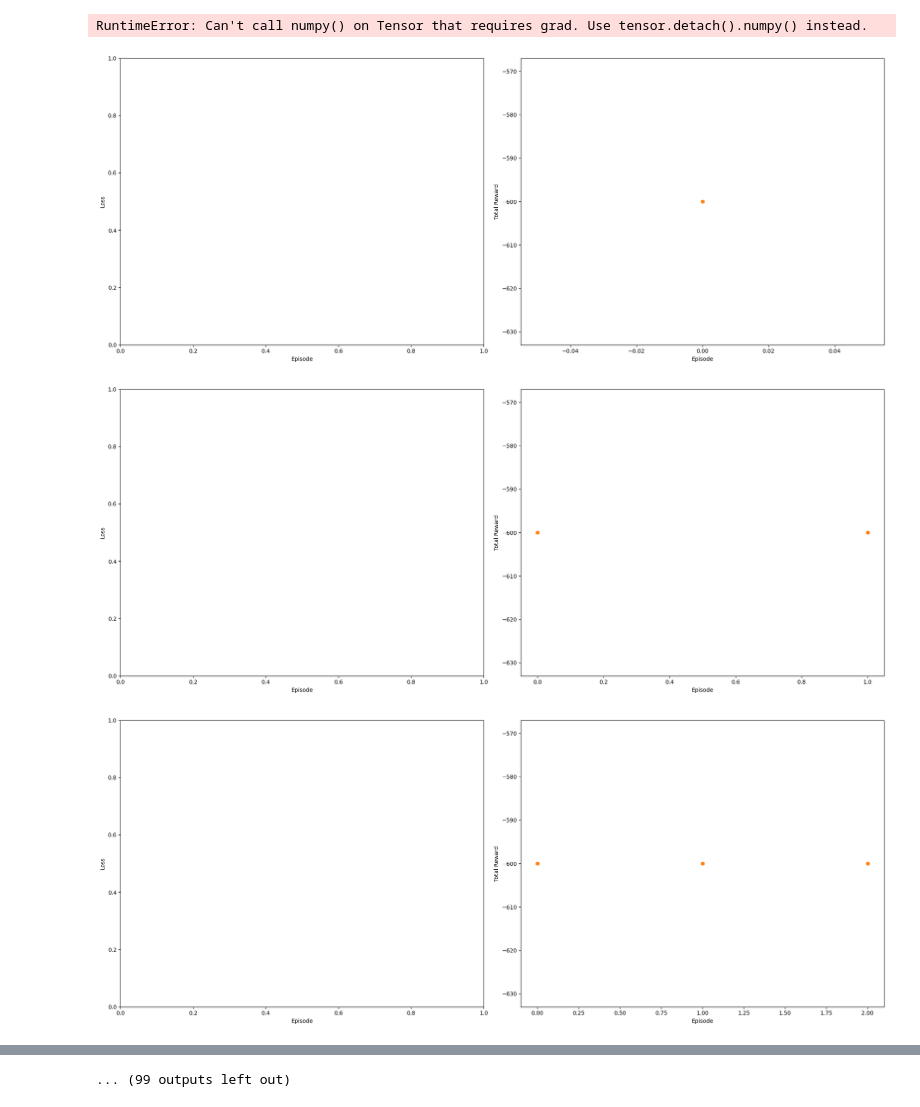
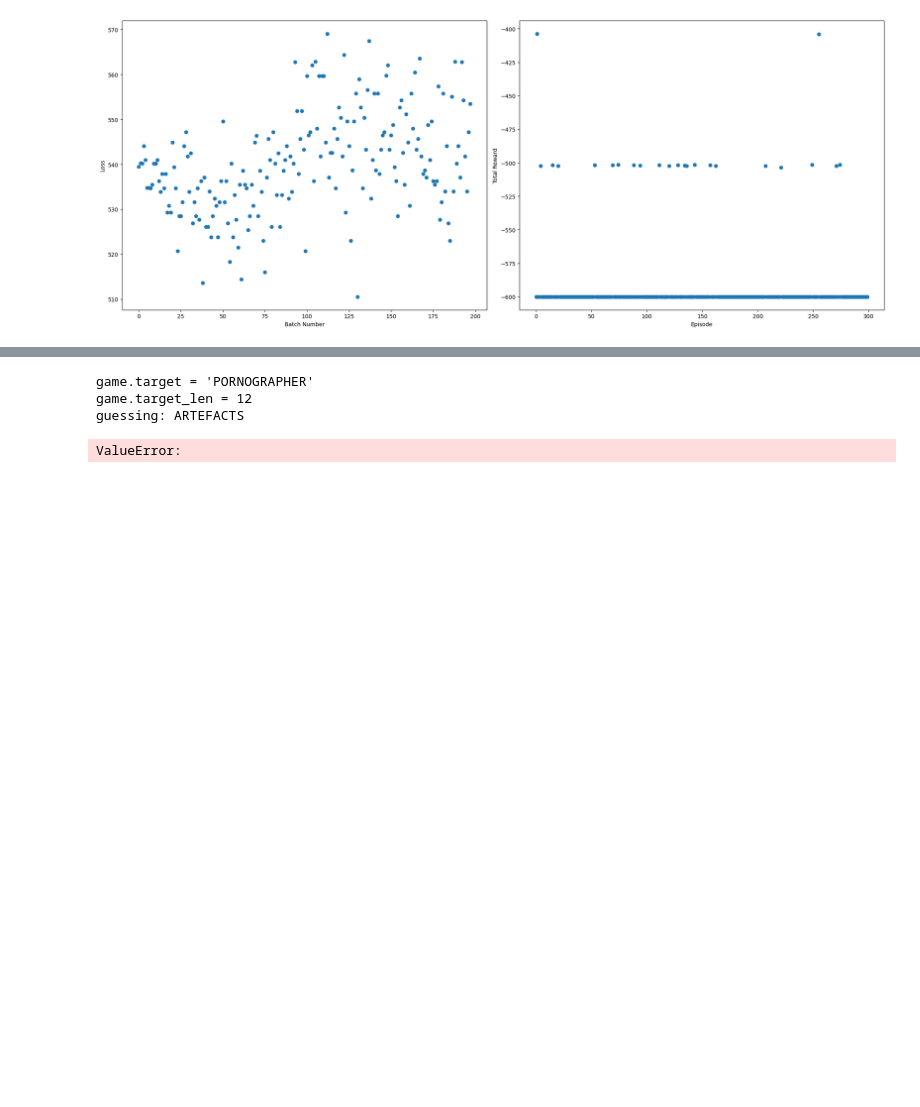
Before and after one commit to jmlazaro25/wordle_stuff, a Jupyter notebook: notebooks/wordle_net_exp.ipynb, the cells around one changed output, grey strips where cells are left out. Saved outputs shown, nothing was run; the diff lists cells and outputs as text; code cells hidden in the pictures; blank space fills up the shorter version.

Commit message:
finish loss plotting

```diff
--- a/notebooks/wordle_net_exp.ipynb
+++ b/notebooks/wordle_net_exp.ipynb
@@ -133,8 +133,10 @@ def optimize_model() -> Union[None, float]:
     # (a final state would've been the one after which simulation ended)
     non_final_mask = torch.tensor(tuple(map(lambda s: s is not None,
                                           batch.next_state)), device=device, dtype=torch.bool)
-    non_final_next_states = torch.cat([s for s in batch.next_state
-                                                if s is not None])
+    non_final_nest_states = [s for s in batch.next_state if s is not None]
+    if not non_final_nest_states:
+        return None
+    non_final_next_states = torch.cat(non_final_nest_states)
     state_batch = torch.cat(batch.state)
     action_batch = torch.cat(batch.action)
     reward_batch = torch.cat(batch.reward)
@@ -175,7 +177,7 @@ from collections import defaultdict
 if torch.cuda.is_available():
     num_episodes = 600
 else:
-    num_episodes = 500
+    num_episodes = 300
 
 def get_reward(state, guess_n, target_len, invalid: bool) -> float:
     #print(f'{guess_n = }')
@@ -194,35 +196,34 @@ def get_reward(state, guess_n, target_len, invalid: bool) -> float:
     #print(f'{reward / target_len = }')
     return reward / target_len
 
-def plot_history(losses:list[float], rewards: list[float], episode_n: int, show_result: bool = False):
-    plt.figure(0)
-    plt.figure(figsize=(20, 8))
+def plot_history(losses: list[float], batch_n: int, rewards: list[float], episode_n: int):
+    plt.figure(0, figsize=(20, 8))
     plt.clf()
-    ax1 = plt.subplot(121)
-    ax2 = plt.subplot(122)
+    plt.title(f'Episode {episode_n}')
 
-    ax1.set_xlabel('Episode')
-    ax1.set_ylabel('Loss')
-    ax2.scatter(tuple(range(len(losses))), losses)
+    if batch_n:
+        plt.delaxes()
+        ax1 = plt.subplot(121)
+        ax2 = plt.subplot(122)
 
-    ax2.set_xlabel('Episode')
-    ax2.set_ylabel('Total Reward')
-    ax2.scatter(tuple(range(episode_n + 1)), rewards)
-    # Take 100 episode averages and plot them too
-    #if len(durations_t) >= 100:
-    #    means = durations_t.unfold(0, 100, 1).mean(1).view(-1)
-    #    means = torch.cat((torch.zeros(99), means))
-    #    plt.plot(means.numpy())
+        ax1.set_xlabel('Batch Number')
+        ax1.set_ylabel('Loss')
+        ax1.scatter(tuple(range(batch_n)), losses)
 
-    #plt.pause(0.001)  # pause a bit so that plots are updated
-    plt.tight_layout()
-    #plt.show()
+        ax2.set_xlabel('Episode')
+        ax2.set_ylabel('Total Reward')
+        ax2.scatter(tuple(range(episode_n + 1)), rewards)
+
+        plt.tight_layout()
+
+    else:
+        plt.xlabel('Episode')
+        plt.ylabel('Total Reward')
+        plt.scatter(tuple(range(episode_n + 1)), rewards)
+
     if is_ipython:
-        if not show_result:
-            display.display(plt.gcf())
-            display.clear_output(wait=True)
-        else:
-            display.display(plt.gcf())
+        display.display(plt.gcf())
+        display.clear_output(wait=True)
 
 class Checkpointer():
     def __init__(self, dir, model_file, optim_file):
@@ -266,16 +267,18 @@ class EarlyStopper():
 
 rewards = []
 losses = []
+batch_n = 0
 checkpointer = Checkpointer('../checkpoints', 'model.pt', 'optim.pt')
 checkpointer.checkpoint(None, policy_net, optimizer)
 stopper = EarlyStopper(
     min_delta=0.0,
-    patience=100,
-    start_episode=100
+    patience=50,
+    start_episode=200
 )
 for i_episode in range(num_episodes):
     #print(f'{i_episode = }')
     if stopper.stopped:
+        print(f'Early stopping after {i_episode} episodes')
         break
     wordle = Wordle(all_words)
     #print(f'{wordle.target = }')
@@ -312,37 +315,35 @@ for i_episode in range(num_episodes):
         memory.push(state, action, next_state, reward)
         reward_total += reward
         state = next_state
 
         # Perform optimization on the policy network, checkpoint, early stopping
         loss = optimize_model()
         if loss:
+            loss = float(loss)
             losses.append(loss)
+            batch_n += 1
             checkpointer.checkpoint(loss, policy_net, optimizer)
         if stopper.stop(loss, i_episode):
             break
 
         # Soft update of the target network's weights
         # θ′ ← τ θ + (1 −τ )θ′
         target_net_state_dict = target_net.state_dict()
         policy_net_state_dict = policy_net.state_dict()
         for key in policy_net_state_dict:
             target_net_state_dict[key] = policy_net_state_dict[key]*TAU + target_net_state_dict[key]*(1-TAU)
         target_net.load_state_dict(target_net_state_dict)
 
         if status != Wordle.ongoing:
             rewards.append(reward_total)
             #if i_episode % 50 == 0:
-            plot_history(losses, rewards, i_episode)
+            plot_history(losses, batch_n, rewards, i_episode)
 
 
 
 
 print('Complete')
-plot_history(losses, rewards, i_episode);
+plot_history(losses, batch_n, rewards, i_episode);
 plt.ioff();
-#plt.show()
 # %% [output]
-RuntimeError: Can't call numpy() on Tensor that requires grad. Use tensor.detach().numpy() instead.
-[figure, old version]
+[figure, new version]
-[figure, removed]
-[figure, removed]
@@ -357,4 +350,3 @@ RuntimeError: Can't call numpy() on Tensor that requires grad. Use tensor.detach
-... (99 outputs left out)
 # %%
 game = Wordle(all_words)
 print(f'{game.target = }')
@@ -366,3 +358,8 @@ with torch.no_grad():
     guess = all_words[action]
 print(f'guessing: {all_words[action]}')
 state = game.guess(guess)
+# %% [output]
+game.target = 'PORNOGRAPHER'
+game.target_len = 12
+guessing: ARTEFACTS
+ValueError:
```
Also changed, not shown: parts of 2 cells of this notebook.
